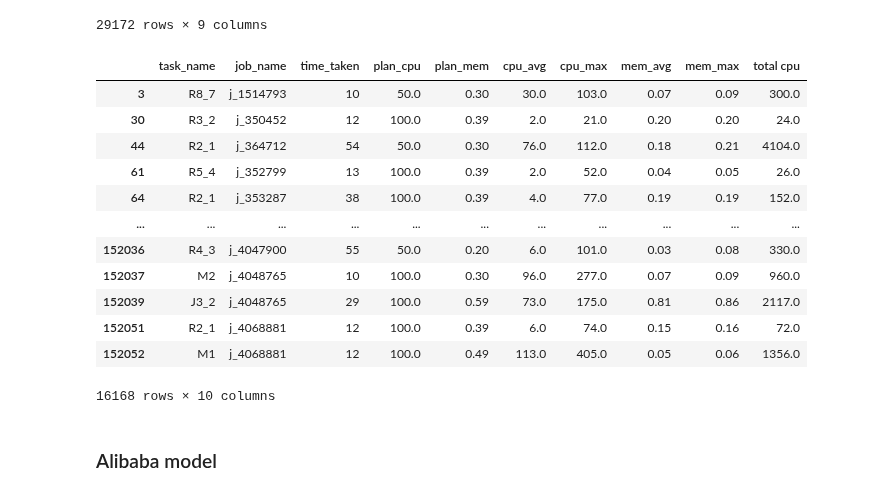
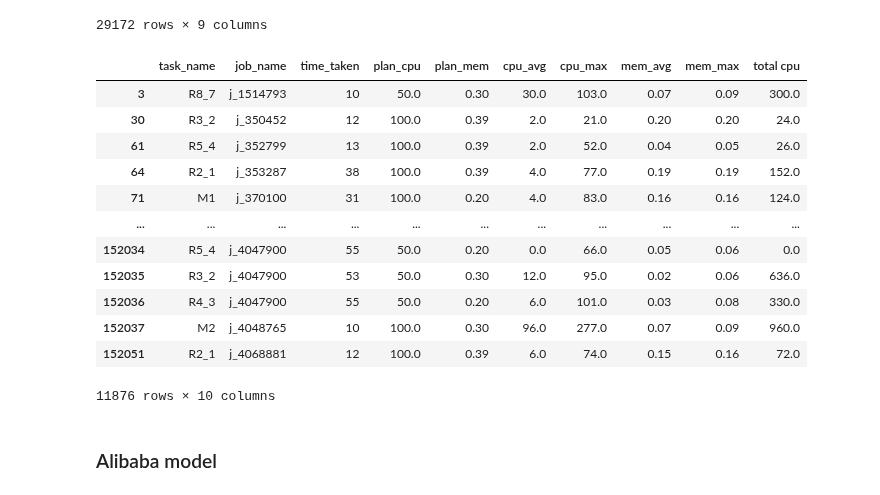
Before and after one commit to pseudo-rnd-thoughts/Elastic-Resource-Allocation, a Jupyter notebook: models/alibaba_cluster/generate_model.ipynb, the cells around one changed output. Saved outputs shown, nothing was run; the diff lists cells and outputs as text; code cells hidden in the pictures.

```diff
--- a/models/alibaba_cluster/generate_model.ipynb
+++ b/models/alibaba_cluster/generate_model.ipynb
@@ -210,21 +210,21 @@ batch_task_instances
 29172 rows × 9 columns
 # %%
 batch_task_instances['total cpu'] = batch_task_instances['cpu_avg'] * batch_task_instances['time_taken']
-batch_task_instances = batch_task_instances[(batch_task_instances['plan_cpu'] >= batch_task_instances['cpu_avg']) |
+batch_task_instances = batch_task_instances[(batch_task_instances['plan_cpu'] >= batch_task_instances['cpu_avg']) &
                                             (batch_task_instances['plan_mem'] >= batch_task_instances['mem_max'])]
 batch_task_instances
 # %% [output]
 |  | task_name | job_name | time_taken | plan_cpu | plan_mem | cpu_avg | cpu_max | mem_avg | mem_max | total cpu |
 | 3 | R8_7 | j_1514793 | 10 | 50.0 | 0.30 | 30.0 | 103.0 | 0.07 | 0.09 | 300.0 |
 | 30 | R3_2 | j_350452 | 12 | 100.0 | 0.39 | 2.0 | 21.0 | 0.20 | 0.20 | 24.0 |
-| 44 | R2_1 | j_364712 | 54 | 50.0 | 0.30 | 76.0 | 112.0 | 0.18 | 0.21 | 4104.0 |
 | 61 | R5_4 | j_352799 | 13 | 100.0 | 0.39 | 2.0 | 52.0 | 0.04 | 0.05 | 26.0 |
 | 64 | R2_1 | j_353287 | 38 | 100.0 | 0.39 | 4.0 | 77.0 | 0.19 | 0.19 | 152.0 |
+| 71 | M1 | j_370100 | 31 | 100.0 | 0.20 | 4.0 | 83.0 | 0.16 | 0.16 | 124.0 |
 | ... | ... | ... | ... | ... | ... | ... | ... | ... | ... | ... |
+| 152034 | R5_4 | j_4047900 | 55 | 50.0 | 0.20 | 0.0 | 66.0 | 0.05 | 0.06 | 0.0 |
+| 152035 | R3_2 | j_4047900 | 53 | 50.0 | 0.30 | 12.0 | 95.0 | 0.02 | 0.06 | 636.0 |
 | 152036 | R4_3 | j_4047900 | 55 | 50.0 | 0.20 | 6.0 | 101.0 | 0.03 | 0.08 | 330.0 |
 | 152037 | M2 | j_4048765 | 10 | 100.0 | 0.30 | 96.0 | 277.0 | 0.07 | 0.09 | 960.0 |
-| 152039 | J3_2 | j_4048765 | 29 | 100.0 | 0.59 | 73.0 | 175.0 | 0.81 | 0.86 | 2117.0 |
 | 152051 | R2_1 | j_4068881 | 12 | 100.0 | 0.39 | 6.0 | 74.0 | 0.15 | 0.16 | 72.0 |
-| 152052 | M1 | j_4068881 | 12 | 100.0 | 0.49 | 113.0 | 405.0 | 0.05 | 0.06 | 1356.0 |
-16168 rows × 10 columns
+11876 rows × 10 columns
 # %%
```
Also changed, not shown: parts of 10 cells of this notebook, 2 other files.
